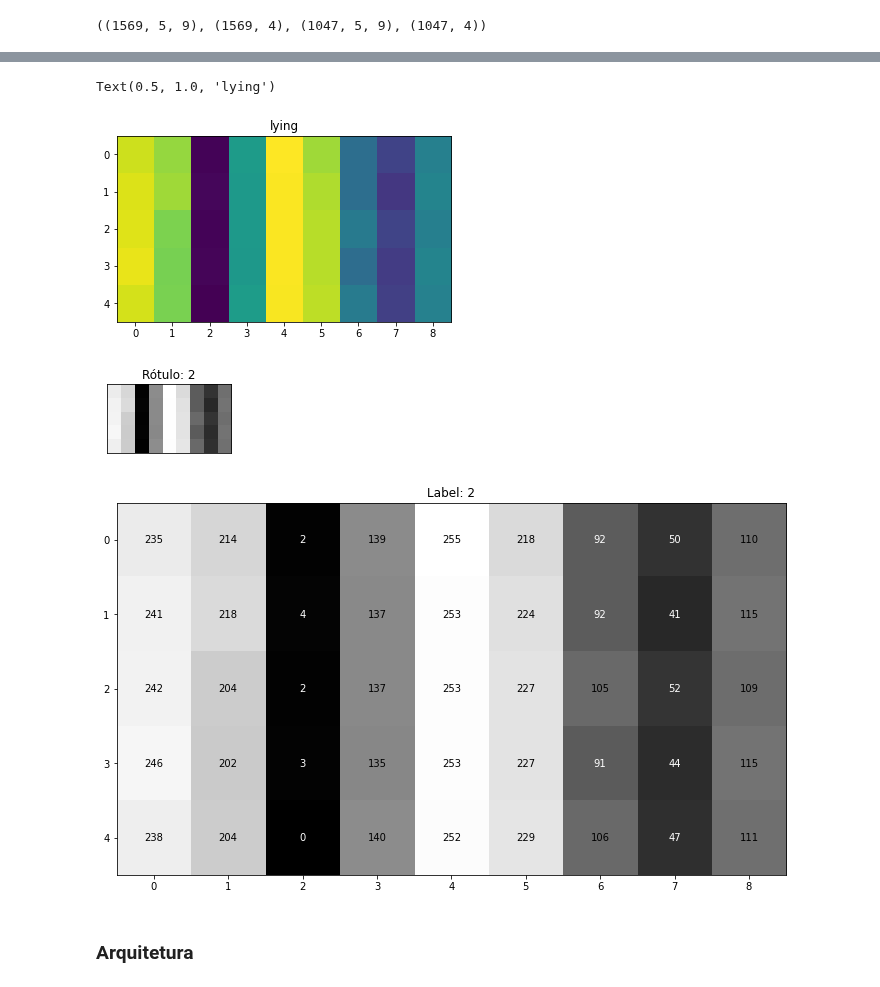
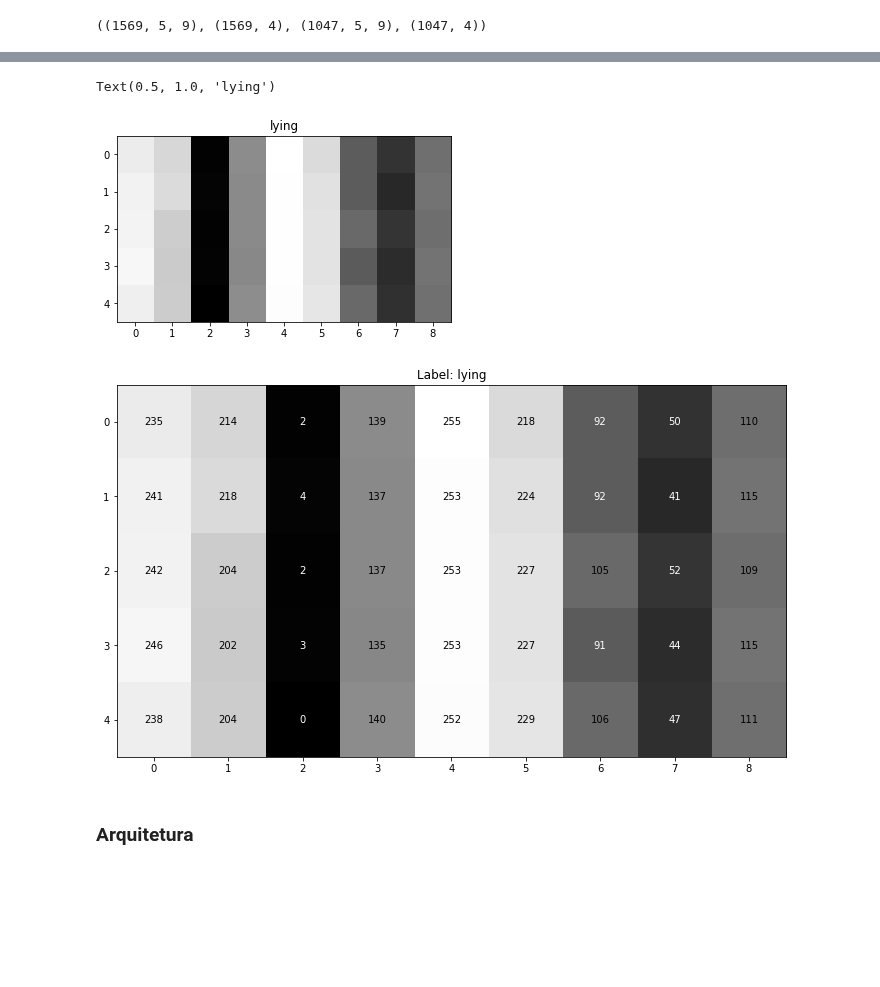
Before and after one commit to andssuu/moncattle, a Jupyter notebook: supervised/notebooks/cnn.ipynb, the cells around one changed output, grey strips where cells are left out. Cells and saved outputs as stored; diff of their text form; code cells hidden in the pictures; blank space fills up the shorter version.

```diff
--- a/supervised/notebooks/cnn.ipynb
+++ b/supervised/notebooks/cnn.ipynb
@@ -237,21 +251,9 @@ _data_train.shape, _labels_train.shape, _data_test.shape, _labels_test.shape,
 # %%
-plt.imshow(_data_train[0])
+plt.imshow(_data_train[0], cmap='gray')
 plt.title(list(labels_map.keys())[list(labels_map.values()).index(argmax(_labels_train[0]))])
 # %% [output]
 Text(0.5, 1.0, 'lying')
-[figure, old version]
+[figure, new version]
-# %%
-import matplotlib.pyplot as plt
-fig = plt.figure()
-for i in range(1):
-  plt.subplot(3, 2, i+1)
-  plt.tight_layout()
-  plt.imshow(example_data[i][0], cmap='gray', interpolation='none')
-  plt.title("Rótulo: {}".format(int(example_label[i])))
-  plt.xticks([])
-  plt.yticks([])
-# %% [output]
-[figure, removed]
 # %%
 def visualize_input(img, ax):
     #img = np.uint8(img)
@@ -274,11 +276,11 @@ def visualize_input(img, ax):
                         verticalalignment='center',
                         color='white' if img[x][y]<thresh else 'black')
 fig = plt.figure(figsize = (12,12))
-plt.title('Label: {}'.format(int(example_label[0])))
+plt.title('Label: {}'.format(list(labels_map.keys())[list(labels_map.values()).index(argmax(_labels_train[0]))]))
 ax = fig.add_subplot(111)
-visualize_input(example_data[0][0], ax)
+visualize_input(_data_train[0], ax)
 # %% [output]
-[figure, old version]
+[figure, new version]
 # %%
 #reshape data to fit model
 _data_train = _data_train.reshape(1569, 5, 9, 1)
```
Also changed, not shown: parts of 7 cells of this notebook.
